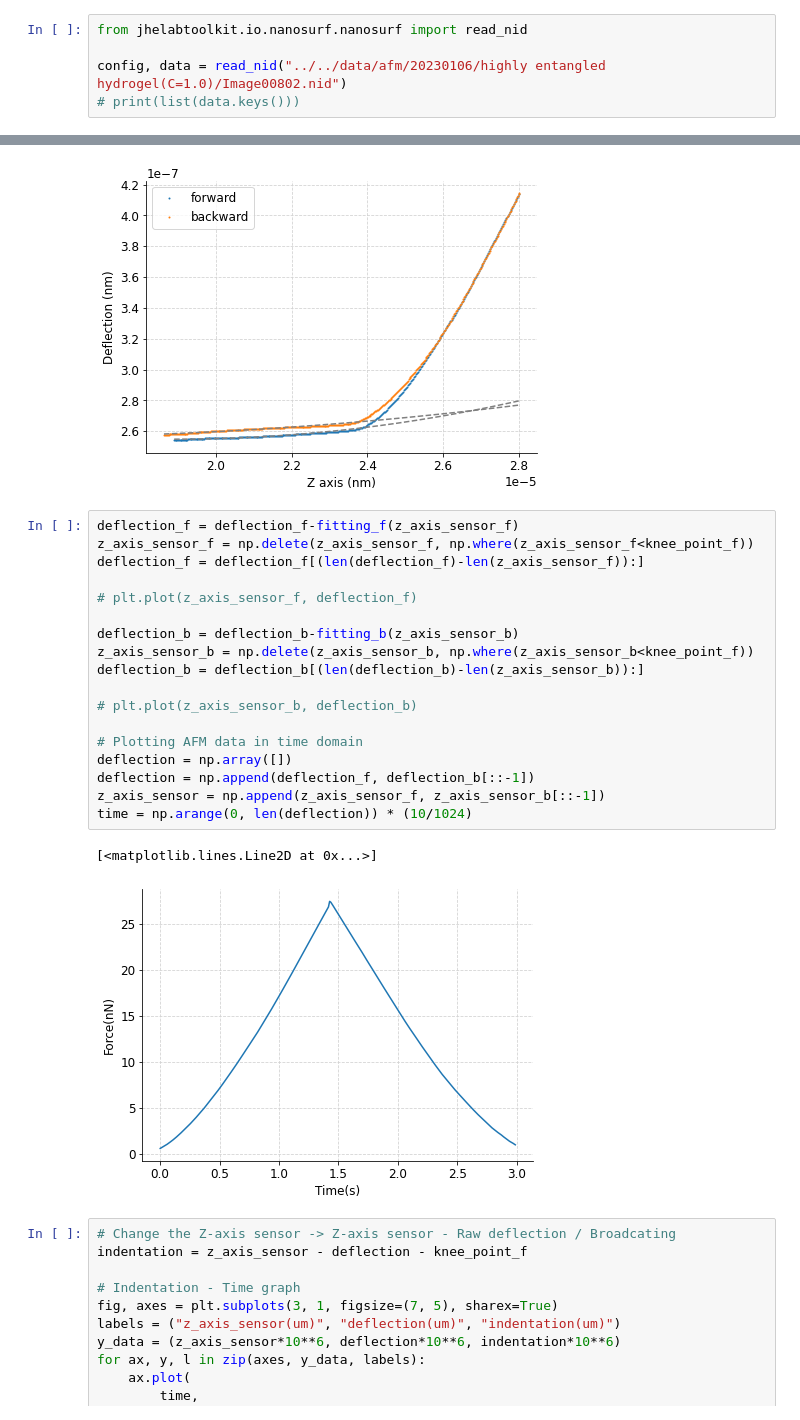
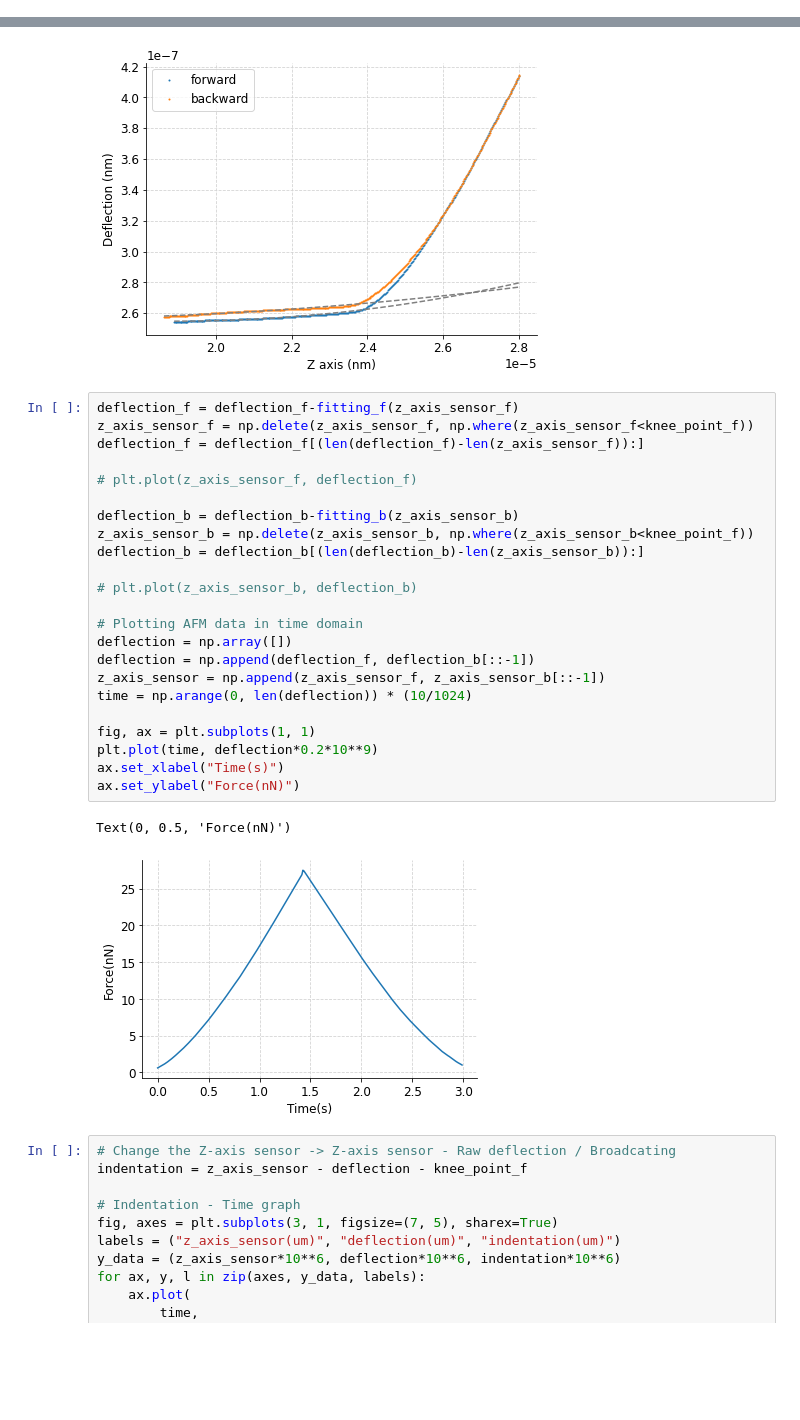
Before and after one commit to sungwoo306/Hydrogel, a Jupyter notebook: notebooks/20230106/highly entangled hydrogel(C=1.0).ipynb, the cells around one changed output, grey strips where cells are left out. Drawn from its saved outputs; the diff is of its cells as text; blank space fills up the shorter version.

```diff
--- a/notebooks/20230106/highly entangled hydrogel(C=1.0).ipynb
+++ b/notebooks/20230106/highly entangled hydrogel(C=1.0).ipynb
@@ -230,5 +233,0 @@ plt.show()
-# %%
-from jhelabtoolkit.io.nanosurf.nanosurf import read_nid
-
-config, data = read_nid("../../data/afm/20230106/highly entangled hydrogel(C=1.0)/Image00802.nid")
-# print(list(data.keys()))
@@ -303,24 +300,29 @@ plt.plot(z_axis_sensor_b, fitting_b(z_axis_sensor_b), '--', color='grey')
 # %%
 deflection_f = deflection_f-fitting_f(z_axis_sensor_f)
 z_axis_sensor_f = np.delete(z_axis_sensor_f, np.where(z_axis_sensor_f<knee_point_f))
 deflection_f = deflection_f[(len(deflection_f)-len(z_axis_sensor_f)):]
 
 # plt.plot(z_axis_sensor_f, deflection_f)
 
 deflection_b = deflection_b-fitting_b(z_axis_sensor_b)
 z_axis_sensor_b = np.delete(z_axis_sensor_b, np.where(z_axis_sensor_b<knee_point_f))
 deflection_b = deflection_b[(len(deflection_b)-len(z_axis_sensor_b)):]
 
 # plt.plot(z_axis_sensor_b, deflection_b)
 
 # Plotting AFM data in time domain
 deflection = np.array([])
 deflection = np.append(deflection_f, deflection_b[::-1])
 z_axis_sensor = np.append(z_axis_sensor_f, z_axis_sensor_b[::-1])
 time = np.arange(0, len(deflection)) * (10/1024)
+
+fig, ax = plt.subplots(1, 1)
+plt.plot(time, deflection*0.2*10**9)
+ax.set_xlabel("Time(s)")
+ax.set_ylabel("Force(nN)")
 # %% [output]
-[<matplotlib.lines.Line2D at 0x...>]
+Text(0, 0.5, 'Force(nN)')
-[figure, old version]
+[figure, new version]
 # %%
 # Change the Z-axis sensor -> Z-axis sensor - Raw deflection / Broadcating
 indentation = z_axis_sensor - deflection - knee_point_f
```
Also changed, not shown: parts of 3 cells of this notebook.
